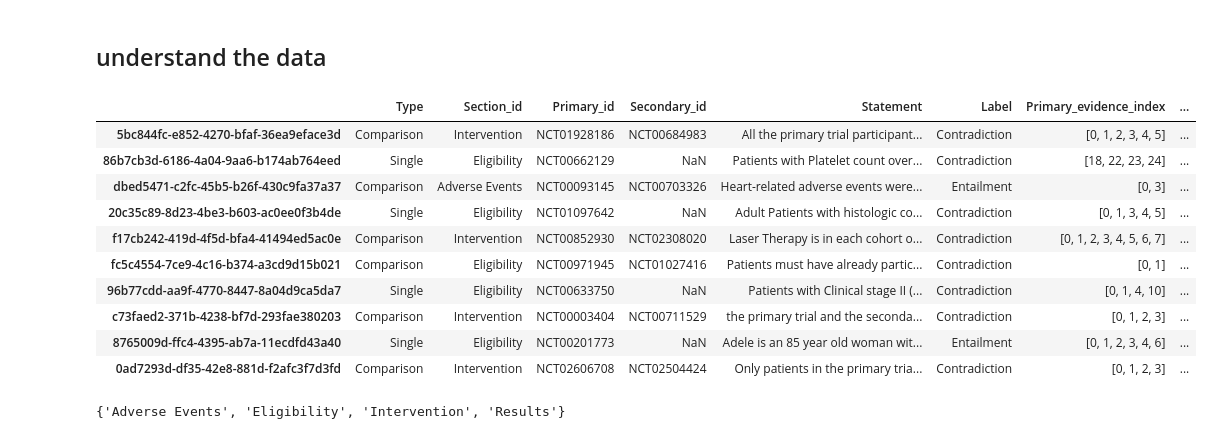
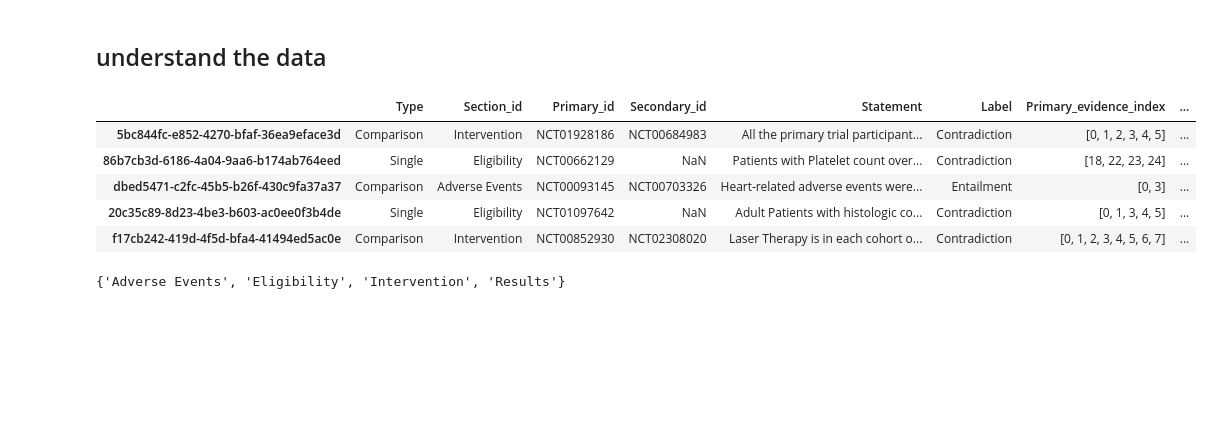
Before and after one commit to AshokBatakala/NLI4CT, a Jupyter notebook: 0_ExploringTheDataset.ipynb, the cells around one changed output. Drawn from its saved outputs; the diff is of its cells as text; code cells hidden in the pictures; blank space fills up the shorter version.

```diff
--- a/0_ExploringTheDataset.ipynb
+++ b/0_ExploringTheDataset.ipynb
@@ -55,21 +55,16 @@ for key in ['input_ids','attention_mask', 'token_type_ids', ]:
 # %%
 import pandas as pd
 file_path = "data/train.json"
 df = pd.read_json(file_path)
 df = df.transpose()
-df.head(10)
+df.head()
 # %% [output]
 |  | Type | Section_id | Primary_id | Secondary_id | Statement | Label | Primary_evidence_index | ... |
 | 5bc844fc-e852-4270-bfaf-36ea9eface3d | Comparison | Intervention | NCT01928186 | NCT00684983 | All the primary trial participant... | Contradiction | [0, 1, 2, 3, 4, 5] | ... |
 | 86b7cb3d-6186-4a04-9aa6-b174ab764eed | Single | Eligibility | NCT00662129 | NaN | Patients with Platelet count over... | Contradiction | [18, 22, 23, 24] | ... |
 | dbed5471-c2fc-45b5-b26f-430c9fa37a37 | Comparison | Adverse Events | NCT00093145 | NCT00703326 | Heart-related adverse events were... | Entailment | [0, 3] | ... |
 | 20c35c89-8d23-4be3-b603-ac0ee0f3b4de | Single | Eligibility | NCT01097642 | NaN | Adult Patients with histologic co... | Contradiction | [0, 1, 3, 4, 5] | ... |
 | f17cb242-419d-4f5d-bfa4-41494ed5ac0e | Comparison | Intervention | NCT00852930 | NCT02308020 | Laser Therapy is in each cohort o... | Contradiction | [0, 1, 2, 3, 4, 5, 6, 7] | ... |
-| fc5c4554-7ce9-4c16-b374-a3cd9d15b021 | Comparison | Eligibility | NCT00971945 | NCT01027416 | Patients must have already partic... | Contradiction | [0, 1] | ... |
-| 96b77cdd-aa9f-4770-8447-8a04d9ca5da7 | Single | Eligibility | NCT00633750 | NaN | Patients with Clinical stage II (... | Contradiction | [0, 1, 4, 10] | ... |
-| c73faed2-371b-4238-bf7d-293fae380203 | Comparison | Intervention | NCT00003404 | NCT00711529 | the primary trial and the seconda... | Contradiction | [0, 1, 2, 3] | ... |
-| 8765009d-ffc4-4395-ab7a-11ecdfd43a40 | Single | Eligibility | NCT00201773 | NaN | Adele is an 85 year old woman wit... | Entailment | [0, 1, 2, 3, 4, 6] | ... |
-| 0ad7293d-df35-42e8-881d-f2afc3f7d3fd | Comparison | Intervention | NCT02606708 | NCT02504424 | Only patients in the primary tria... | Contradiction | [0, 1, 2, 3] | ... |
 # %%
 set(df.Section_id.tolist())
 # %% [output]
```
Also changed, not shown: 4 other files.
